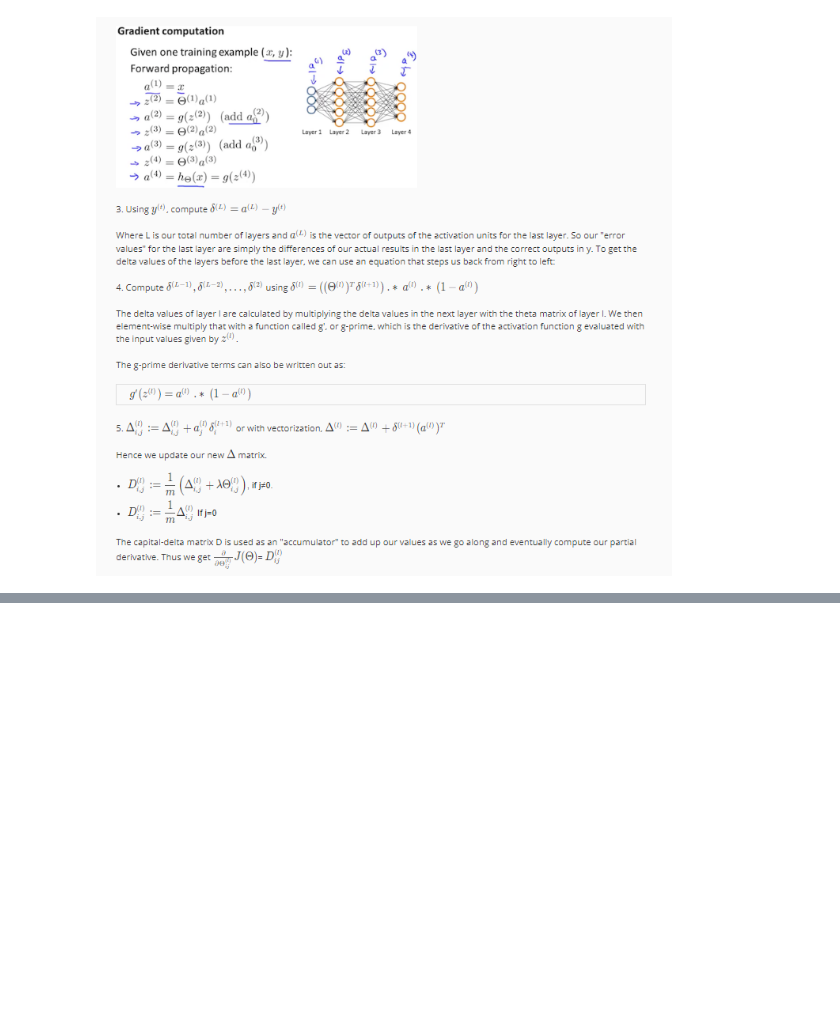
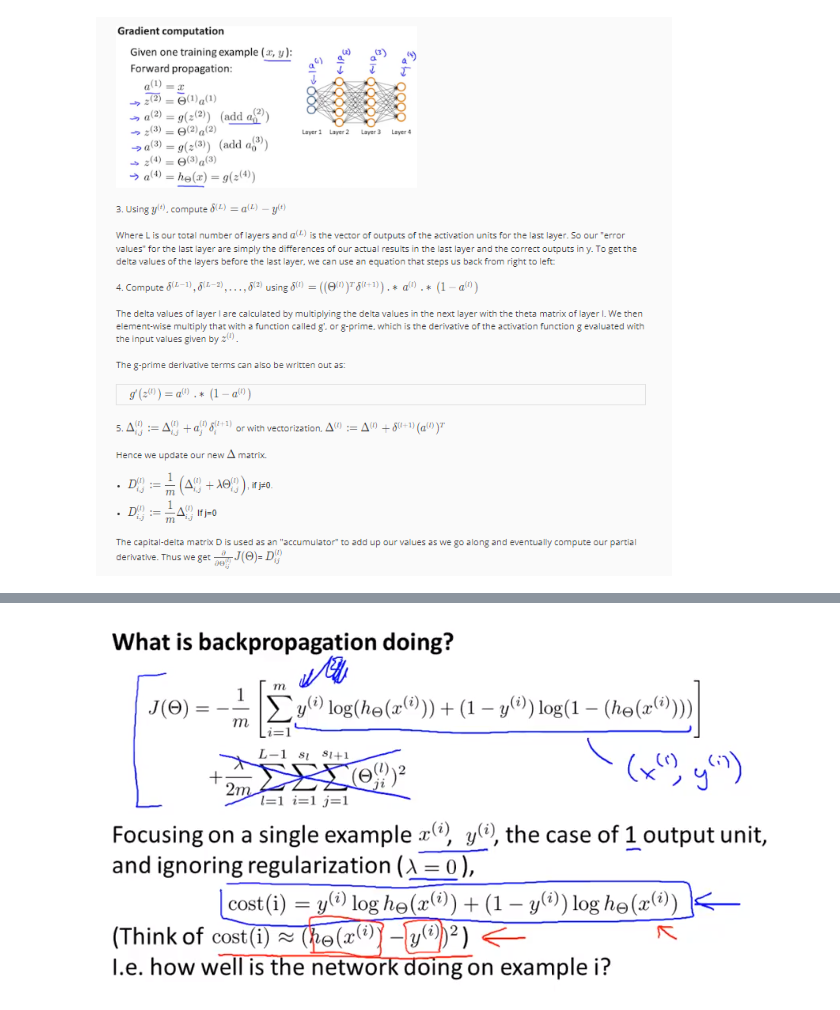
Before and after one commit to louloret/Andrew-NG-Machine-Learning, a Jupyter notebook: Week 5 Neural Nets Cost Function and Backpropagation-checkpoint.ipynb, the cells around one changed output, grey strips where cells are left out. Saved outputs shown, nothing was run; the diff lists cells and outputs as text; code cells hidden in the pictures; blank space fills up the shorter version.

```diff
--- a/Week 5 Neural Nets Cost Function and Backpropagation-checkpoint.ipynb
+++ b/Week 5 Neural Nets Cost Function and Backpropagation-checkpoint.ipynb
@@ -98,0 +108,4 @@ Image(filename  = path + "backprop_summary2.png")
+# %%
+Image(filename  = path + "backprop_doing_intuition.png")
+# %% [output]
+[figure, added]
```
Also changed, not shown: parts of 8 cells of this notebook.
